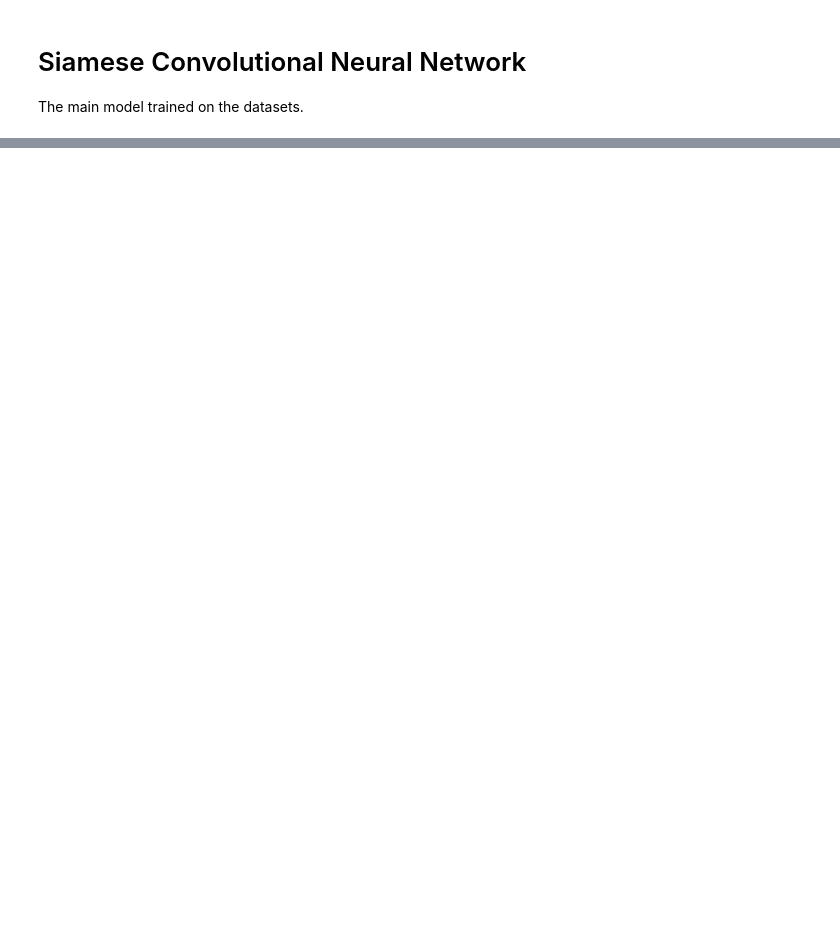
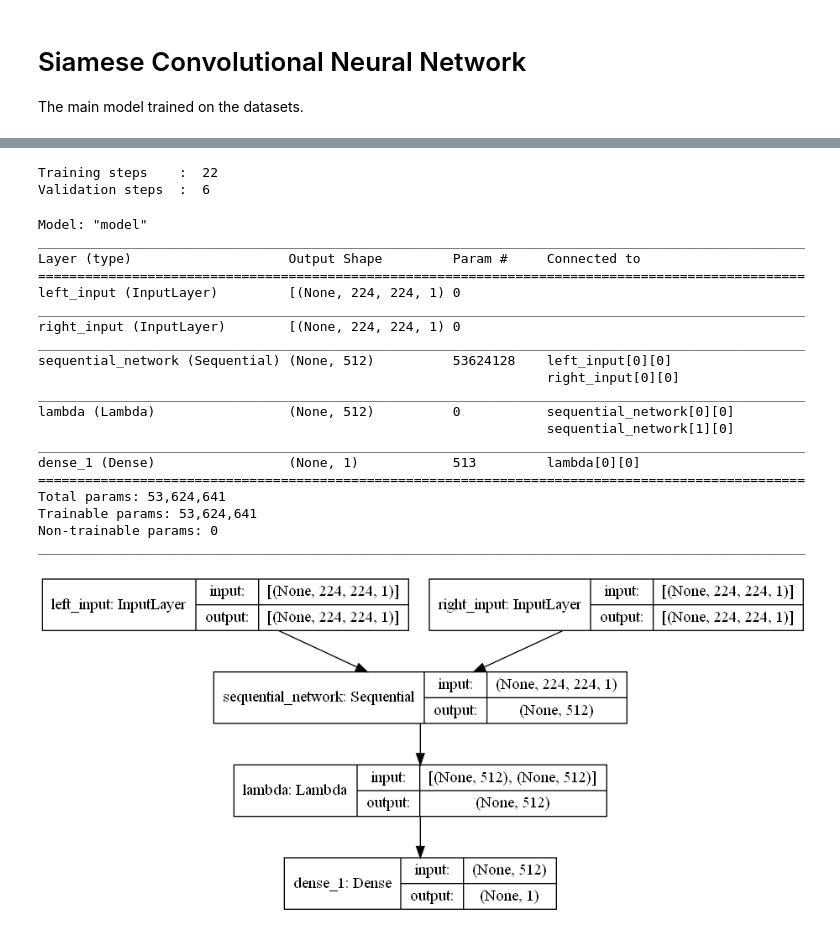
Before and after one commit to MED-YAHYAOUI/SignatureVerification-1, a Jupyter notebook: siamese_CNN.ipynb, the cells around one changed output, grey strips where cells are left out. Saved outputs shown, nothing was run; the diff lists cells and outputs as text; code cells hidden in the pictures; blank space fills up the shorter version.

Commit message:
siamese CNN

```diff
--- a/siamese_CNN.ipynb
+++ b/siamese_CNN.ipynb
@@ -450,0 +216,54 @@ for i in range(3):
+# %%
+# hyperparameters
+OPT = Adam(lr = 0.00006)
+
+EPOCHS = 100
+BS = 2
+compute_steps_per_epoch = lambda x: int(math.ceil(x / BS))
+
+# train_steps = compute_steps_per_epoch(44)
+# val_steps = compute_steps_per_epoch(11)
+
+train_steps = 51
+val_steps = 17
+
+print("Training steps    : ", train_steps)
+print("Validation steps  : ", val_steps)
+# %% [output]
+Training steps    :  22
+Validation steps  :  6
+# %%
+siamese_net = build_model(INPUT_SHAPE)
+
+siamese_net.compile(optimizer=OPT,
+                    loss="binary_crossentropy")
+
+siamese_net.summary()
+tf.keras.utils.plot_model(
+    siamese_net,
+    show_shapes=True,
+    show_layer_names=True,
+    to_file="model_plot.png"
+)
+# %% [output]
+Model: "model"
+__________________________________________________________________________________________________
+Layer (type)                    Output Shape         Param #     Connected to
+==================================================================================================
+left_input (InputLayer)         [(None, 224, 224, 1) 0
+__________________________________________________________________________________________________
+right_input (InputLayer)        [(None, 224, 224, 1) 0
+__________________________________________________________________________________________________
+sequential_network (Sequential) (None, 512)          53624128    left_input[0][0]
+                                                                 right_input[0][0]
+__________________________________________________________________________________________________
+lambda (Lambda)                 (None, 512)          0           sequential_network[0][0]
+                                                                 sequential_network[1][0]
+__________________________________________________________________________________________________
+dense_1 (Dense)                 (None, 1)            513         lambda[0][0]
+==================================================================================================
+Total params: 53,624,641
+Trainable params: 53,624,641
+Non-trainable params: 0
+__________________________________________________________________________________________________
+[figure, added]
```
Also changed, not shown: parts of 49 cells of this notebook, 2 other files.
